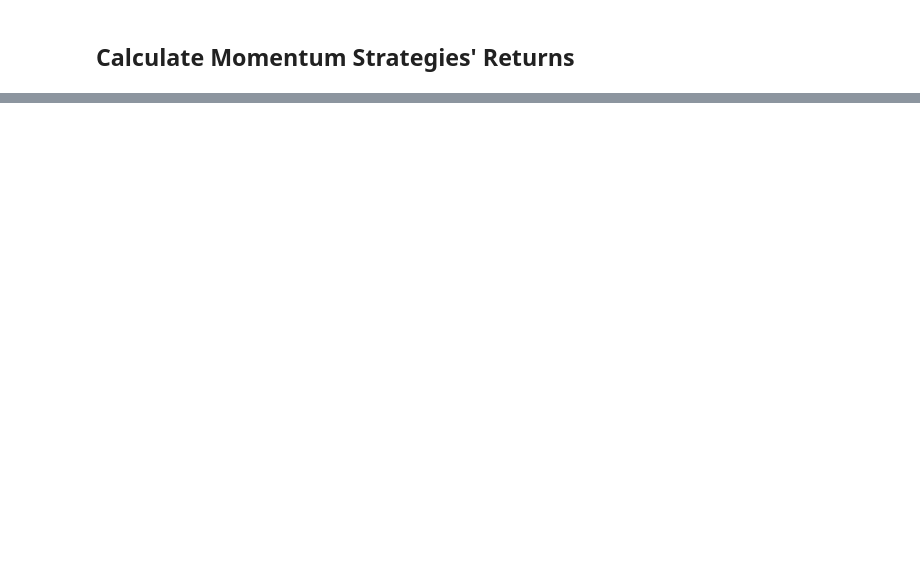
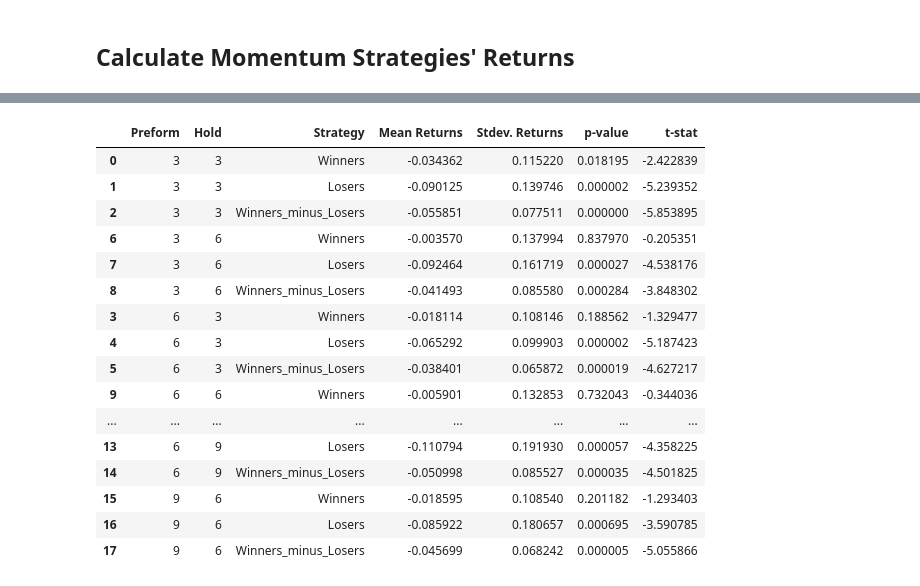
Before and after one commit to plklinh/data501, a Jupyter notebook: Momentum_Trade_Sim.ipynb, the cells around one changed output, grey strips where cells are left out. Drawn from its saved outputs; the diff is of its cells as text; code cells hidden in the pictures; blank space fills up the shorter version.

```diff
--- a/Momentum_Trade_Sim.ipynb
+++ b/Momentum_Trade_Sim.ipynb
@@ -210,0 +212,20 @@ hose_test_res
+# %%
+display_test_res(hose_test_res_15_20)
+# %% [output]
+|  | Preform | Hold | Strategy | Mean Returns | Stdev. Returns | p-value | t-stat |
+| 0 | 3 | 3 | Winners | -0.034362 | 0.115220 | 0.018195 | -2.422839 |
+| 1 | 3 | 3 | Losers | -0.090125 | 0.139746 | 0.000002 | -5.239352 |
+| 2 | 3 | 3 | Winners_minus_Losers | -0.055851 | 0.077511 | 0.000000 | -5.853895 |
+| 6 | 3 | 6 | Winners | -0.003570 | 0.137994 | 0.837970 | -0.205351 |
+| 7 | 3 | 6 | Losers | -0.092464 | 0.161719 | 0.000027 | -4.538176 |
+| 8 | 3 | 6 | Winners_minus_Losers | -0.041493 | 0.085580 | 0.000284 | -3.848302 |
+| 3 | 6 | 3 | Winners | -0.018114 | 0.108146 | 0.188562 | -1.329477 |
+| 4 | 6 | 3 | Losers | -0.065292 | 0.099903 | 0.000002 | -5.187423 |
+| 5 | 6 | 3 | Winners_minus_Losers | -0.038401 | 0.065872 | 0.000019 | -4.627217 |
+| 9 | 6 | 6 | Winners | -0.005901 | 0.132853 | 0.732043 | -0.344036 |
+| ... | ... | ... | ... | ... | ... | ... | ... |
+| 13 | 6 | 9 | Losers | -0.110794 | 0.191930 | 0.000057 | -4.358225 |
+| 14 | 6 | 9 | Winners_minus_Losers | -0.050998 | 0.085527 | 0.000035 | -4.501825 |
+| 15 | 9 | 6 | Winners | -0.018595 | 0.108540 | 0.201182 | -1.293403 |
+| 16 | 9 | 6 | Losers | -0.085922 | 0.180657 | 0.000695 | -3.590785 |
+| 17 | 9 | 6 | Winners_minus_Losers | -0.045699 | 0.068242 | 0.000005 | -5.055866 |
```
Also changed, not shown: parts of 15 cells of this notebook, 1 other file.
